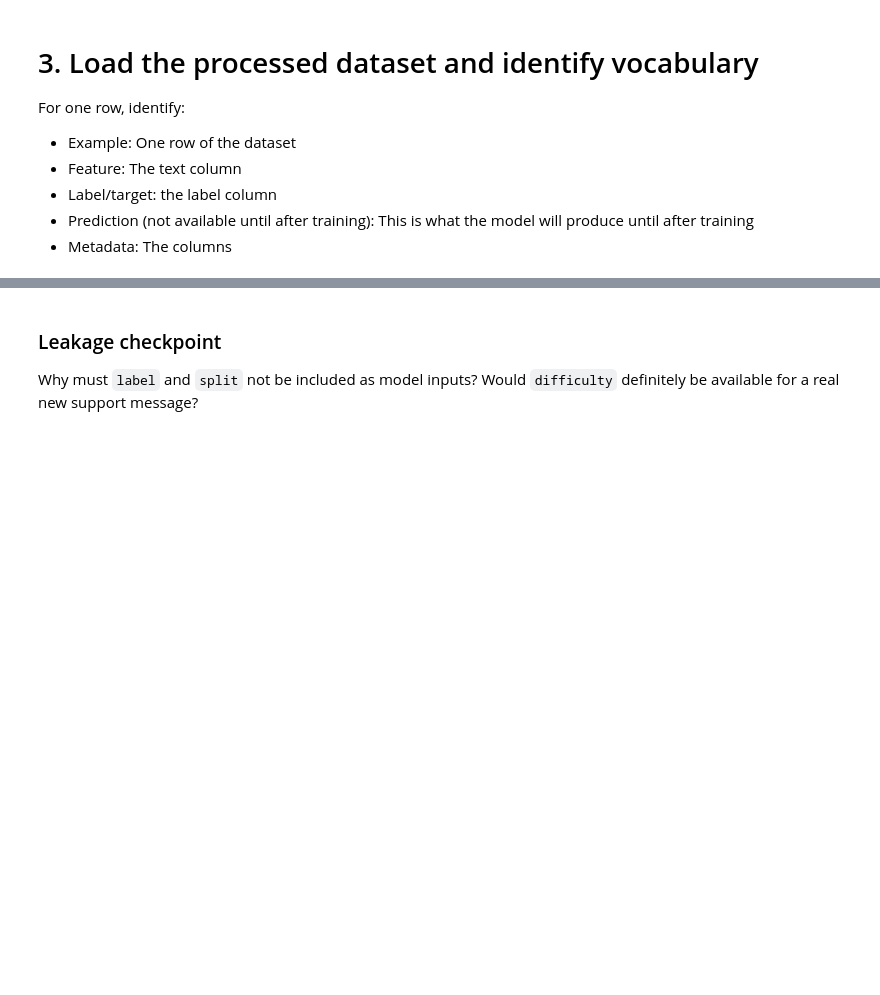
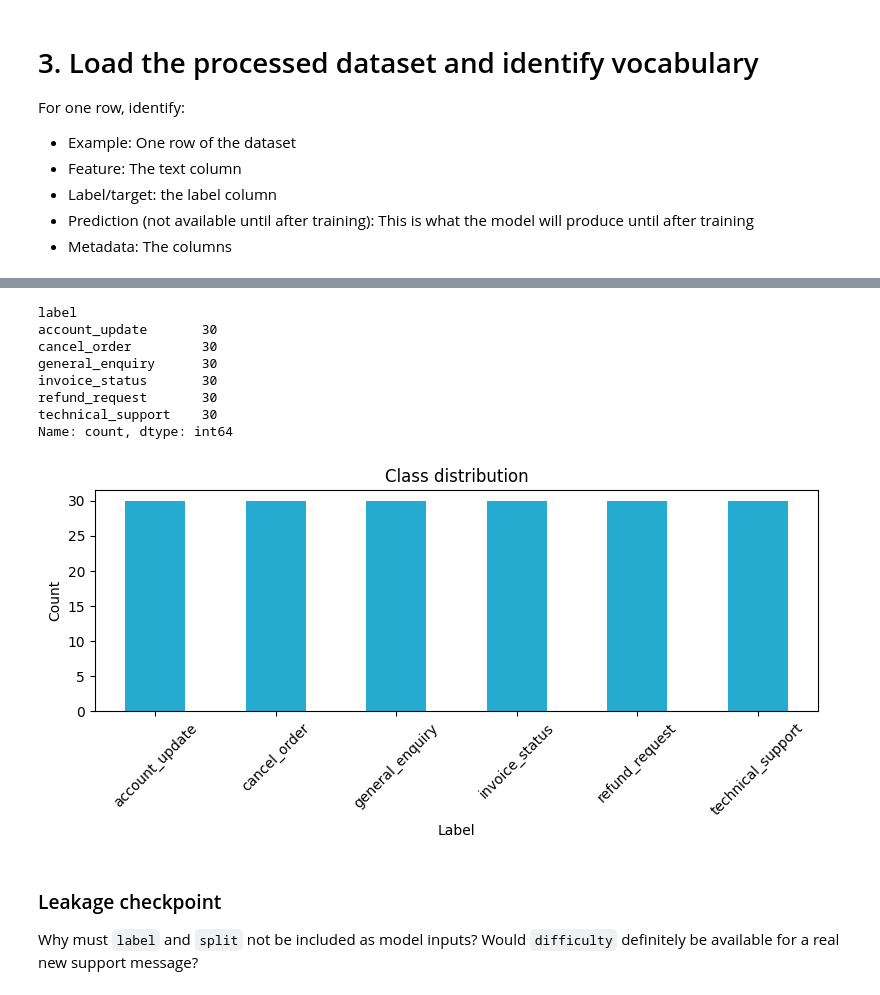
Before and after one commit to specialGrace/ai-engineering-fundamental, a Jupyter notebook: Session-1/notebooks/01_live_coding_student.ipynb, the cells around one changed output, grey strips where cells are left out. Cells and saved outputs as stored; diff of their text form; code cells hidden in the pictures; blank space fills up the shorter version.

```diff
--- a/Session-1/notebooks/01_live_coding_student.ipynb
+++ b/Session-1/notebooks/01_live_coding_student.ipynb
@@ -203,6 +215,26 @@ validate_dataset(data)
 # %%
 # TODO: calculate and display class counts.
 # Optional: draw a bar chart with pandas and matplotlib.
+print(data["label"].value_counts().sort_index())
+
+fig, ax = plt.subplots(figsize=(8, 4))
+data["label"].value_counts().sort_index().plot(kind="bar", ax=ax, color="#24ABCF")
+ax.set_title("Class distribution")
+ax.set_xlabel("Label")
+ax.set_ylabel("Count")
+plt.xticks(rotation=45)
+plt.tight_layout()
+plt.show()
+# %% [output]
+label
+account_update       30
+cancel_order         30
+general_enquiry      30
+invoice_status       30
+refund_request       30
+technical_support    30
+Name: count, dtype: int64
+[figure, added]
 # %% [markdown]
 
 ### Leakage checkpoint
```
Also changed, not shown: parts of 1 cell of this notebook.
